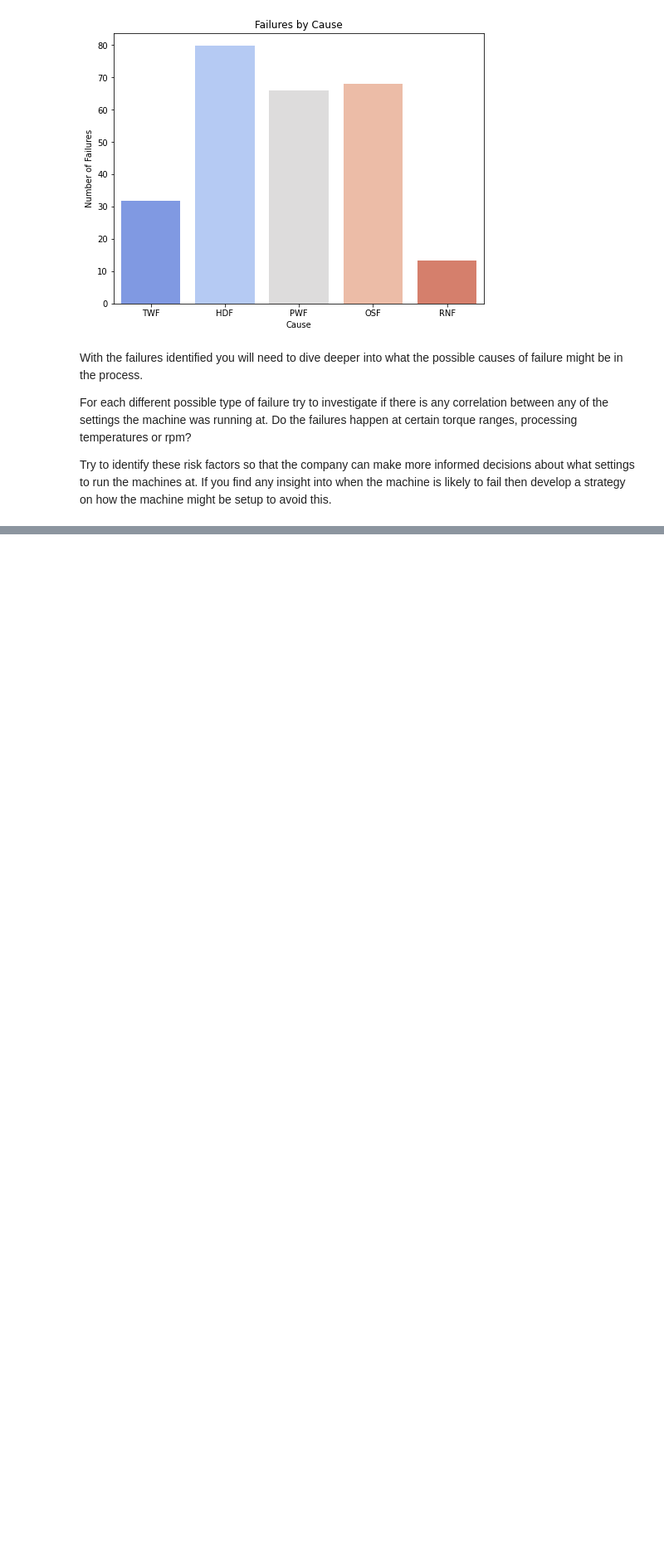
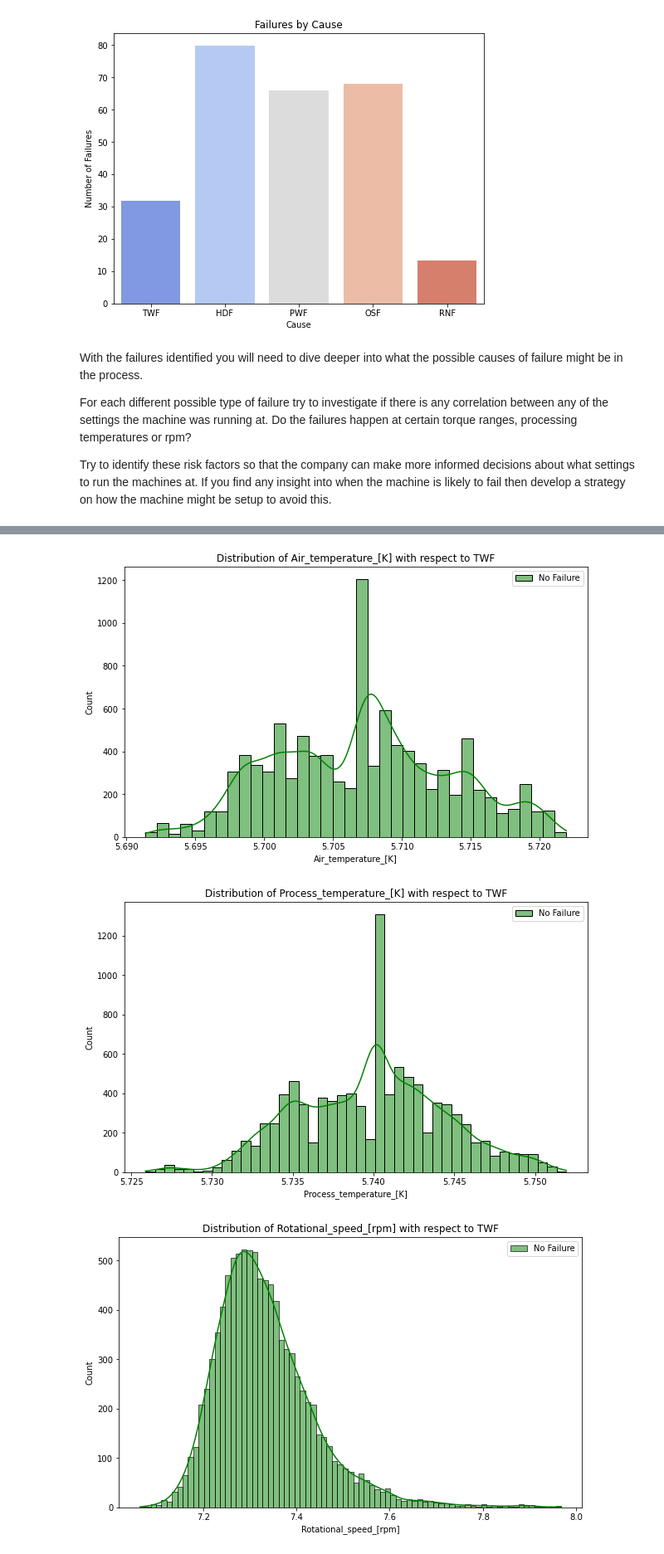
Before and after one commit to shima-maleki/exploratory-data-analysis---the-manufacturing-process363, a Jupyter notebook: analysis_and_visualisation.ipynb, the cells around one changed output, grey strips where cells are left out. Shown at 83% size. Cells and saved outputs as stored; diff of their text form; code cells hidden in the pictures; blank space fills up the shorter version.

```diff
--- a/analysis_and_visualisation.ipynb
+++ b/analysis_and_visualisation.ipynb
@@ -286,0 +312,16 @@ Error:
+# %%
+# Investigate if certain ranges in settings are linked to failures
+for failure in failures:
+    for setting in settings:
+        plt.figure(figsize=(10, 6))
+        sns.histplot(df[df[failure] == 1][setting], color='red', kde=True, label='Failure')
+        sns.histplot(df[df[failure] == 0][setting], color='green', kde=True, label='No Failure')
+        plt.title(f'Distribution of {setting} with respect to {failure}')
+        plt.xlabel(setting)
+        plt.ylabel('Count')
+        plt.legend()
+        plt.show()
+# %% [output]
+[figure, added]
+[figure, added]
+[figure, added]
```
Also changed, not shown: parts of 7 cells of this notebook.
